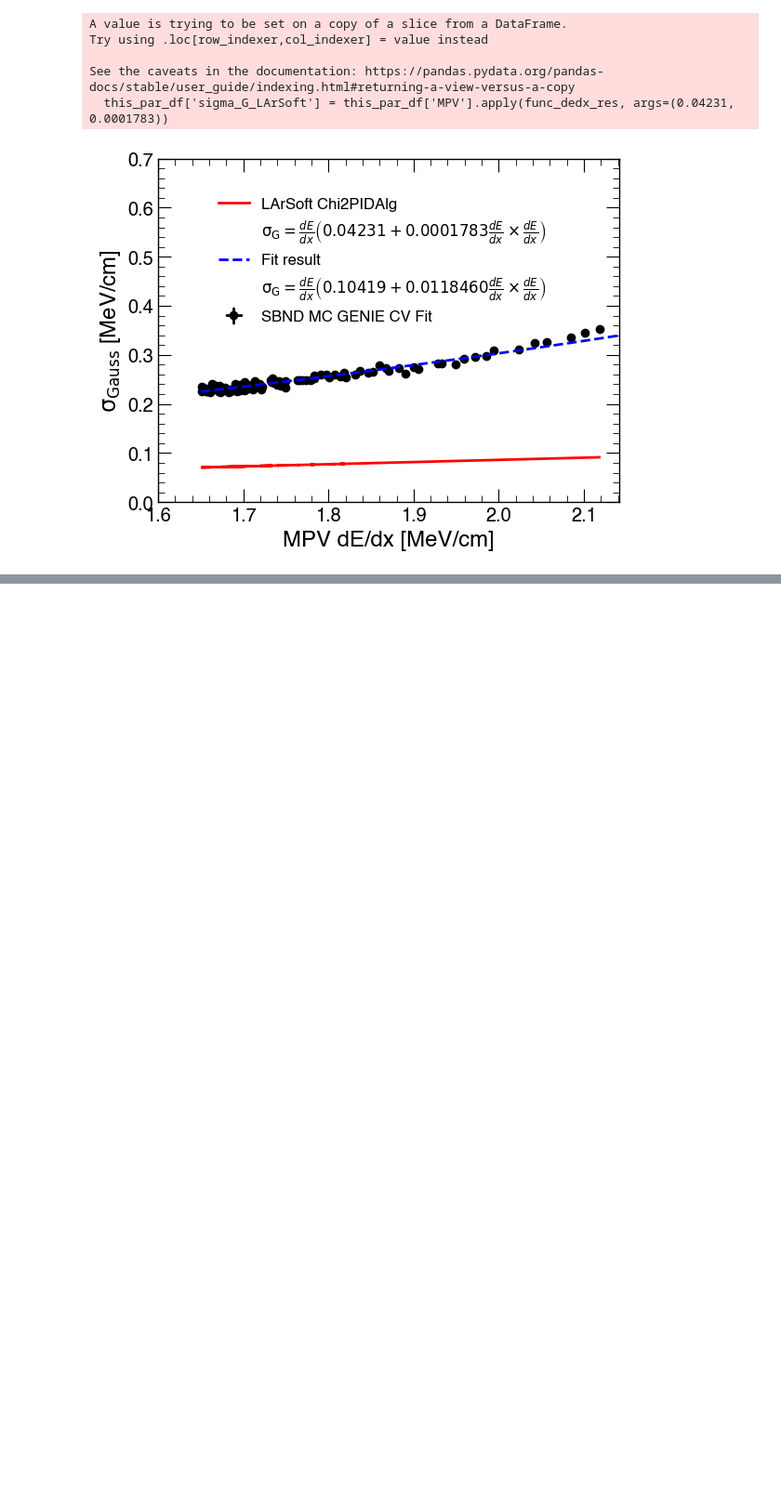
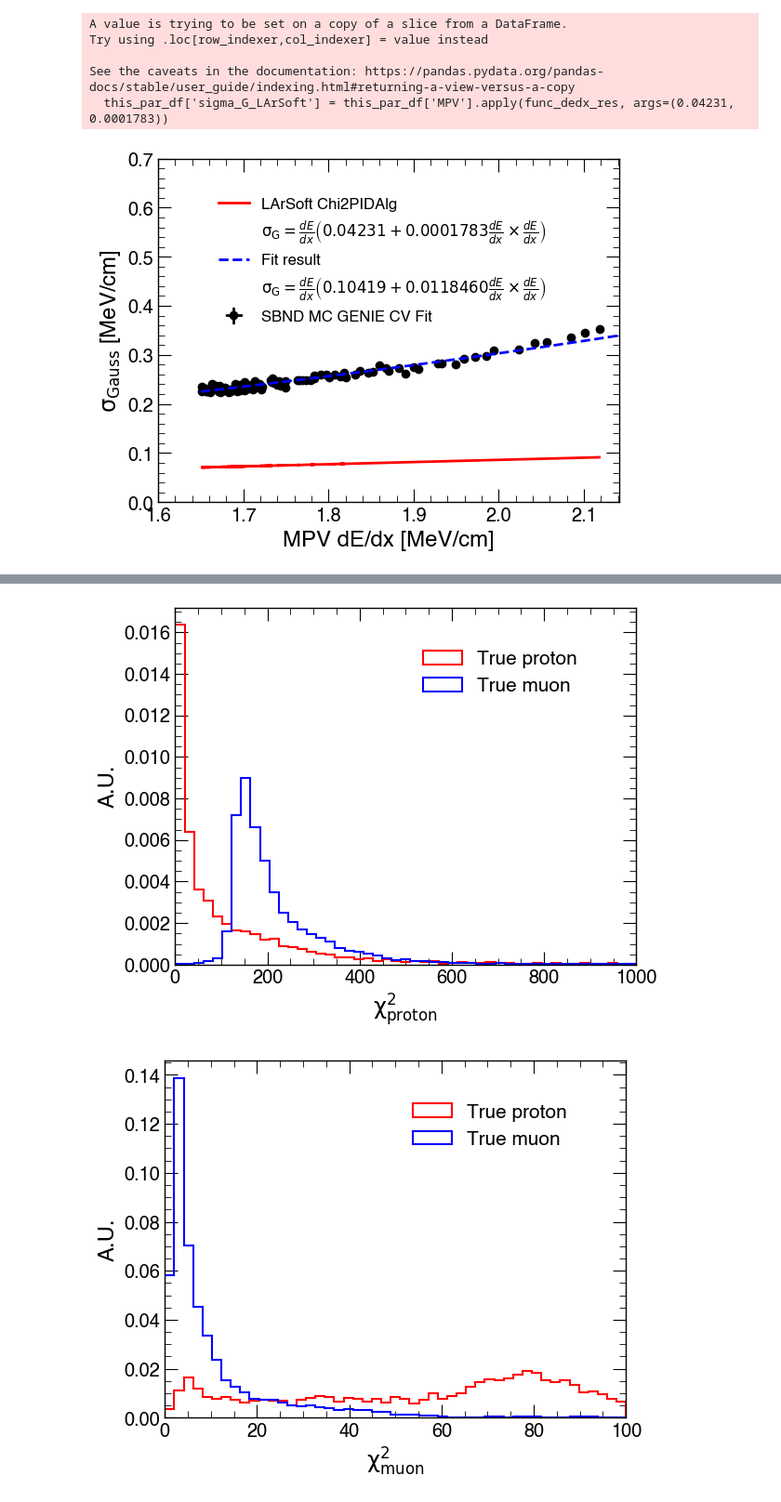
Before and after one commit to sungbinoh/SBND_chi2_study, a Jupyter notebook: study_muon_chi2.ipynb, the cells around one changed output, grey strips where cells are left out. Shown at 93% size. Saved outputs shown, nothing was run; the diff lists cells and outputs as text; code cells hidden in the pictures; blank space fills up the shorter version.

```diff
--- a/study_muon_chi2.ipynb
+++ b/study_muon_chi2.ipynb
@@ -360,0 +543,6 @@ Name: sigma_G_fit, Length: 102, dtype: float64
+# %%
+draw_chi2_plots(true_proton_new_fit_chi2_proton, true_muon_new_fit_chi2_proton, "True proton", "True muon", r'$\mathrm{{\chi}^{2}_{proton}}$', 'A.U.', 50, 0., 1000., save_str='new_fit_chi2_proton_comp.pdf')
+draw_chi2_plots(true_proton_new_fit_chi2_muon, true_muon_new_fit_chi2_muon, "True proton", "True muon", r'$\mathrm{{\chi}^{2}_{muon}}$', 'A.U.', 50, 0., 100., save_str='new_fit_chi2_muon_comp.pdf')
+# %% [output]
+[figure, added]
+[figure, added]
```
Also changed, not shown: parts of 23 cells of this notebook, 2 other files.
